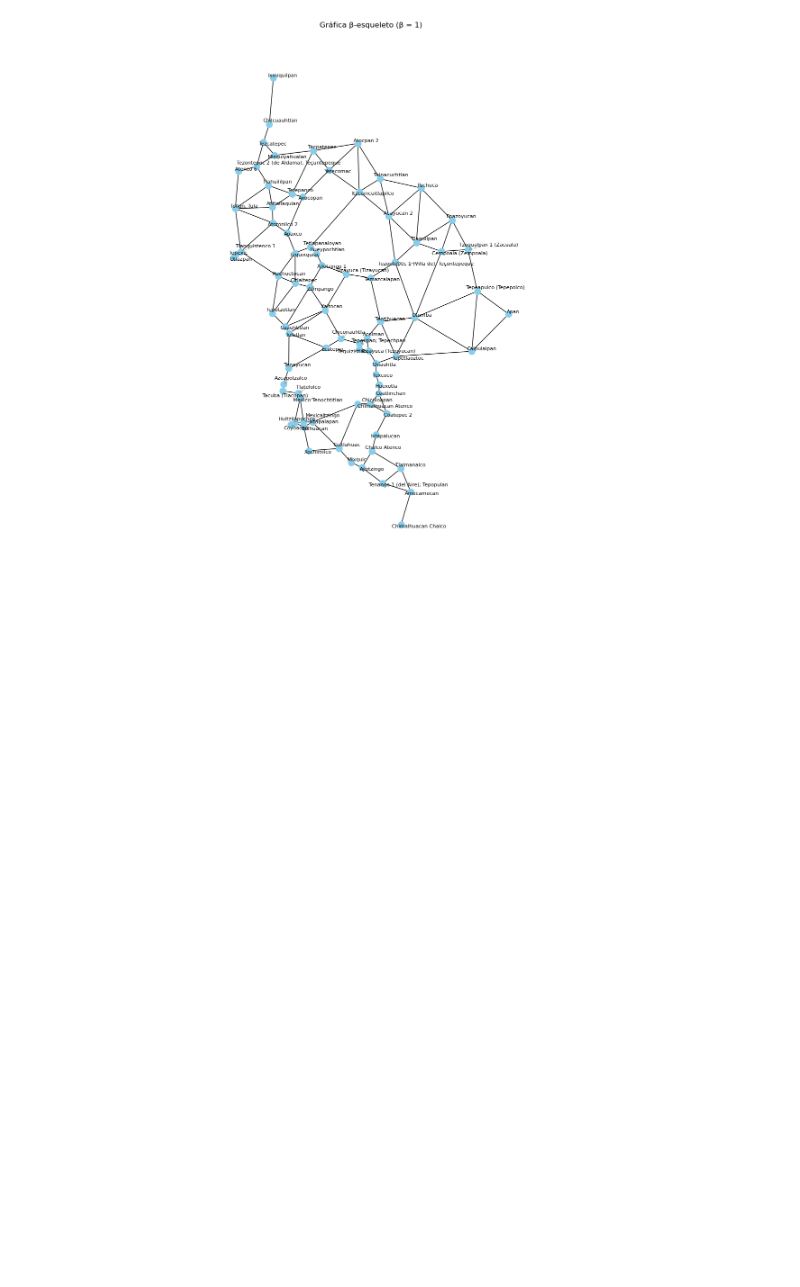
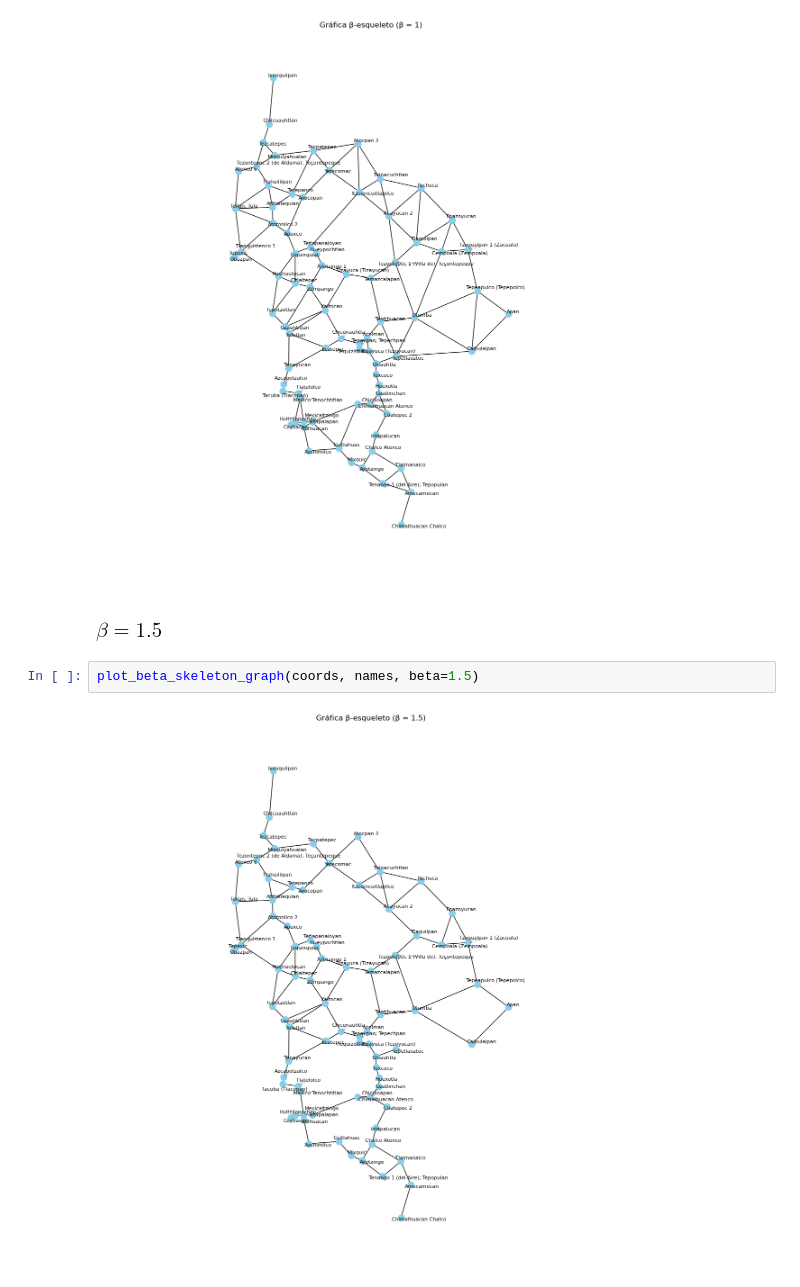
Before and after one commit to SaraLuzVC/Tesis-ITAM, a Jupyter notebook: Notebooks/BetaSkeletos_FuerzaBruta.ipynb, the cells around one changed output. Saved outputs shown, nothing was run; the diff lists cells and outputs as text; blank space fills up the shorter version.

```diff
--- a/Notebooks/BetaSkeletos_FuerzaBruta.ipynb
+++ b/Notebooks/BetaSkeletos_FuerzaBruta.ipynb
@@ -331,3 +335,9 @@ def plot_beta_skeleton_graph(coords, names, beta=1.0):
 plot_beta_skeleton_graph(coords, names, beta=1)
 # %% [output]
 [figure]
+# %% [markdown]
+### $\beta = 1.5$
+# %%
+plot_beta_skeleton_graph(coords, names, beta=1.5)
+# %% [output]
+[figure, added]
```
Also changed, not shown: parts of 17 cells of this notebook.
